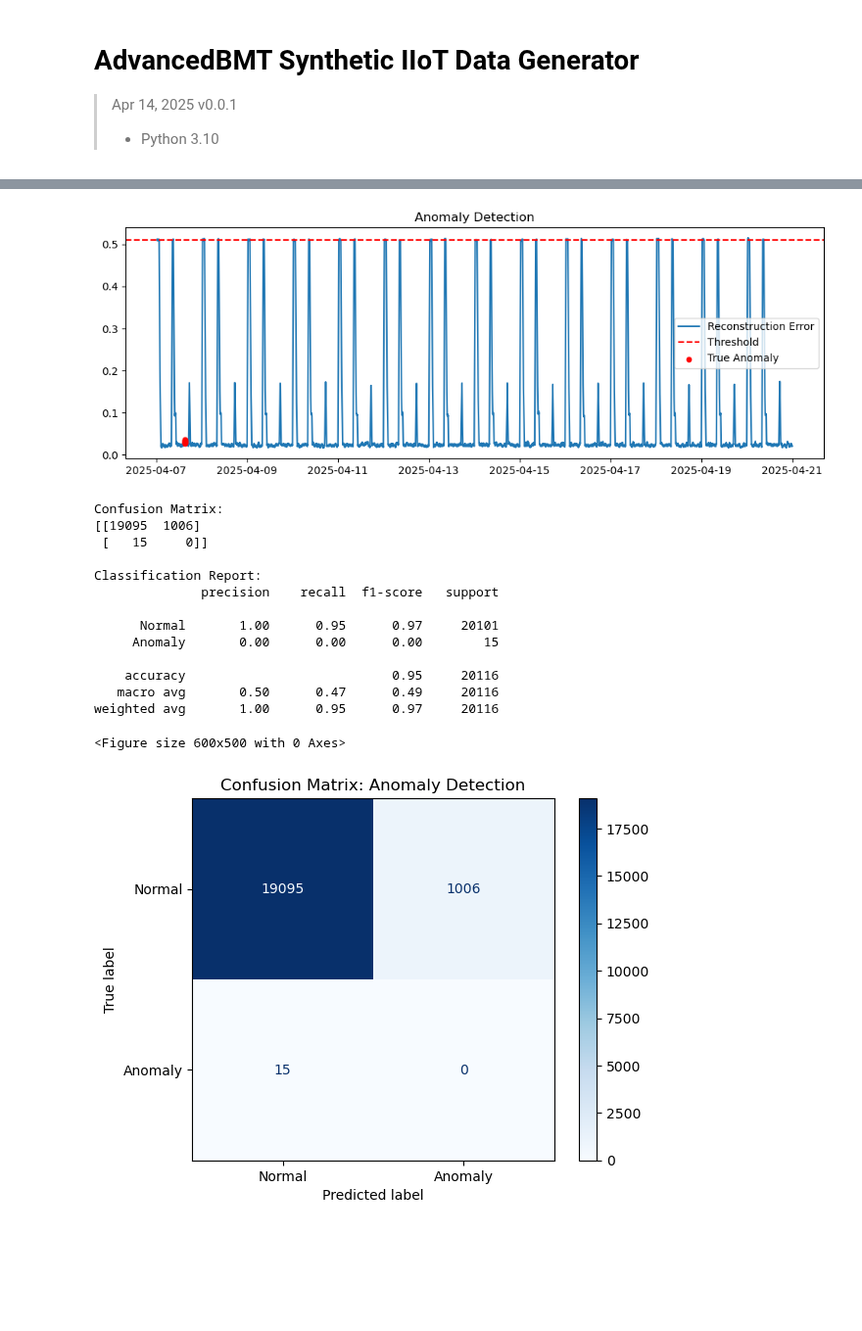
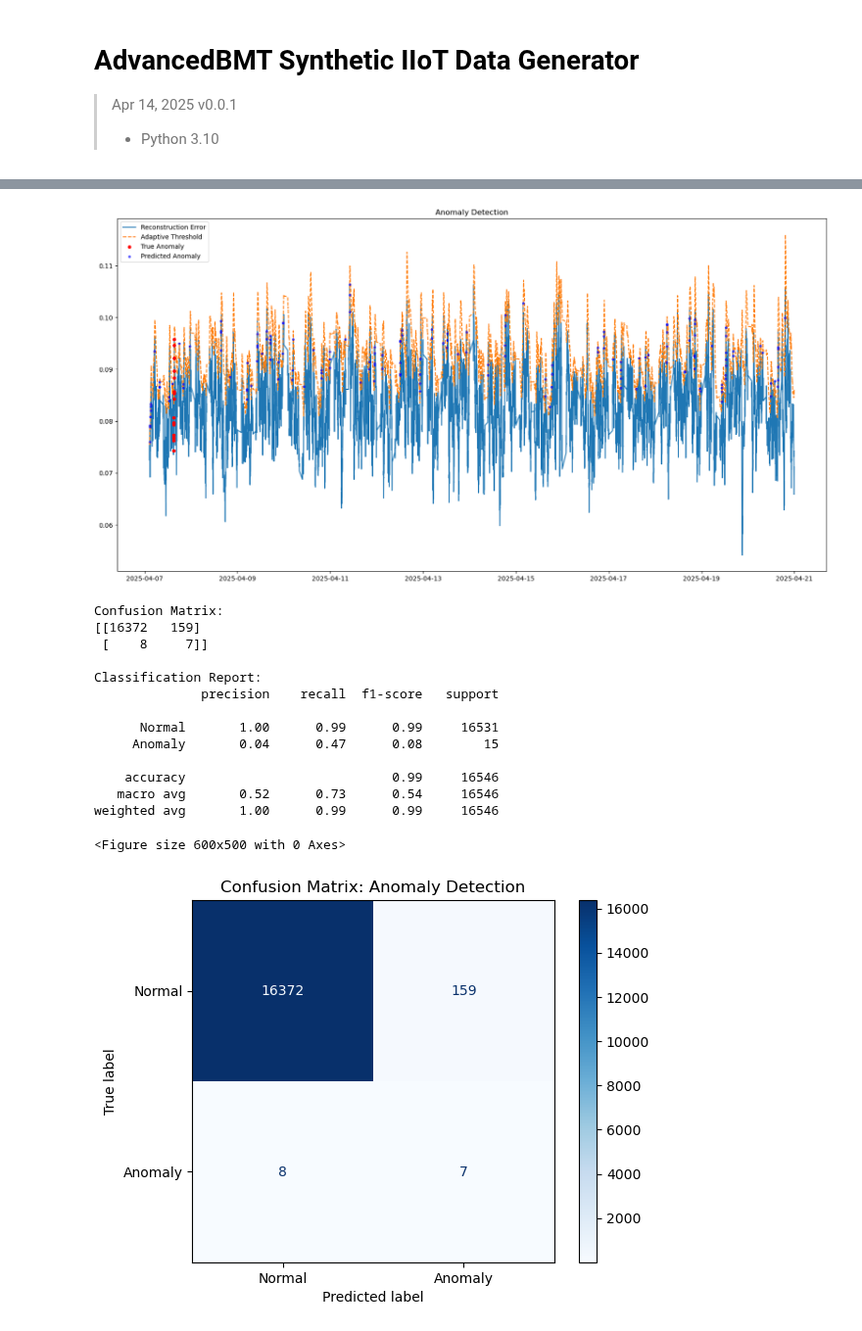
Before and after one commit to advancedbmt/anomaly-detection, a Jupyter notebook: test_cases/test_main_LSTM_reconstruction.ipynb, the cells around one changed output, grey strips where cells are left out. Shown at 98% size. Drawn from its saved outputs; the diff is of its cells as text; code cells hidden in the pictures; blank space fills up the shorter version.

```diff
--- a/test_cases/test_main_LSTM_reconstruction.ipynb
+++ b/test_cases/test_main_LSTM_reconstruction.ipynb
@@ -45,6 +45,8 @@ device = torch.device("cuda" if torch.cuda.is_available() else "cpu")
 def load_and_prepare_data(file_path, seq_len=30, return_labels=False, return_full=False):
     df = pd.read_csv(file_path, parse_dates=["timestamp"])
 
+
+    df = df[df["state"].str.lower() == "run"]
     # Aggregate anomaly label across sensors per timestamp
     if return_labels:
         anomaly_map = (
@@ -351,0 +335,22 @@ Epoch 100/100 | Train Loss: 0.7112 | Val Loss: 0.6293
+# %%
+
+# Model setup
+input_size = train_tensor.shape[2]  # number of sensors
+print(f"Input size: {input_size}")
+print(f"input shape: {train_tensor.shape}")
+model = DeepLSTMEncoder(
+    input_size=train_tensor.shape[2],  # 4 sensors
+    hidden_size=256,
+    num_layers=3,
+    dropout=0.2,
+).to(device)
+
+# Train
+best_model = train_model(
+    model,
+    train_loader,
+    val_loader=test_loader,
+    num_epochs=100,
+    lr=0.1,
+    patience=10
+)
@@ -352,12 +375,12 @@ Epoch 100/100 | Train Loss: 0.7112 | Val Loss: 0.6293
 # %%
 
-losses, y_pred, threshold = detect_anomalies(best_model, test_tensor)
+losses, y_pred, threshold = detect_anomalies(best_model, test_tensor, span_val = 50)
 # %%
 
 # Plot anomaly scores
-plt.figure(figsize=(12,4))
+plt.figure(figsize=(20,10))
 plt.plot(test_timestamps, losses, label="Reconstruction Error")
-plt.axhline(threshold, color='r', linestyle='--', label="Threshold")\
+plt.plot(test_timestamps, threshold, linestyle="--", label="Adaptive Threshold")
 
 anomaly_mask = y_true == 1  # assuming test_labels is a tensor/array of is_anomaly flags
 plt.scatter(
@@ -365,49 +388,62 @@ plt.scatter(
     np.array(losses)[anomaly_mask],
     color='red',
     label='True Anomaly',
     s=20,
     zorder=5
 )
 
+predicted_mask = y_pred == 1
+plt.scatter(
+    np.array(test_timestamps)[predicted_mask],
+    np.array(losses)[predicted_mask],
+    color='blue',
+    label='Predicted Anomaly',
+    s=10,
+    alpha=0.6,
+    zorder=4
+)
+
 plt.title("Anomaly Detection")
 plt.legend()
 plt.show()
+
+
 
 from sklearn.metrics import confusion_matrix, ConfusionMatrixDisplay
 
 # Convert boolean to int if needed
 y_pred = y_pred.astype(int)
 
 # Compute confusion matrix
 cm = confusion_matrix(y_true, y_pred)
 print("Confusion Matrix:")
 print(cm)
 print("\nClassification Report:")
 print(classification_report(y_true, y_pred, target_names=["Normal", "Anomaly"]))
 disp = ConfusionMatrixDisplay(confusion_matrix=cm, display_labels=["Normal", "Anomaly"])
 
 # Plot
 plt.figure(figsize=(6, 5))
 disp.plot(cmap=plt.cm.Blues)
 plt.title("Confusion Matrix: Anomaly Detection")
 plt.show()
 # %% [output]
-[figure, old version]
+[figure, new version]
 Confusion Matrix:
-[[19095  1006]
- [   15     0]]
+[[16372   159]
+ [    8     7]]
 
 Classification Report:
               precision    recall  f1-score   support
 
-      Normal       1.00      0.95      0.97     20101
-     Anomaly       0.00      0.00      0.00        15
+      Normal       1.00      0.99      0.99     16531
+     Anomaly       0.04      0.47      0.08        15
 
-    accuracy                           0.95     20116
-   macro avg       0.50      0.47      0.49     20116
-weighted avg       1.00      0.95      0.97     20116
+    accuracy                           0.99     16546
+   macro avg       0.52      0.73      0.54     16546
+weighted avg       1.00      0.99      0.99     16546
 <Figure size 600x500 with 0 Axes>
-[figure, old version]
+[figure, new version]
 # %%
 X, scaler, timestamps, labels, df_pivot, anomaly_map = load_and_prepare_data(
     test_file,
```
Also changed, not shown: parts of 5 cells of this notebook.
